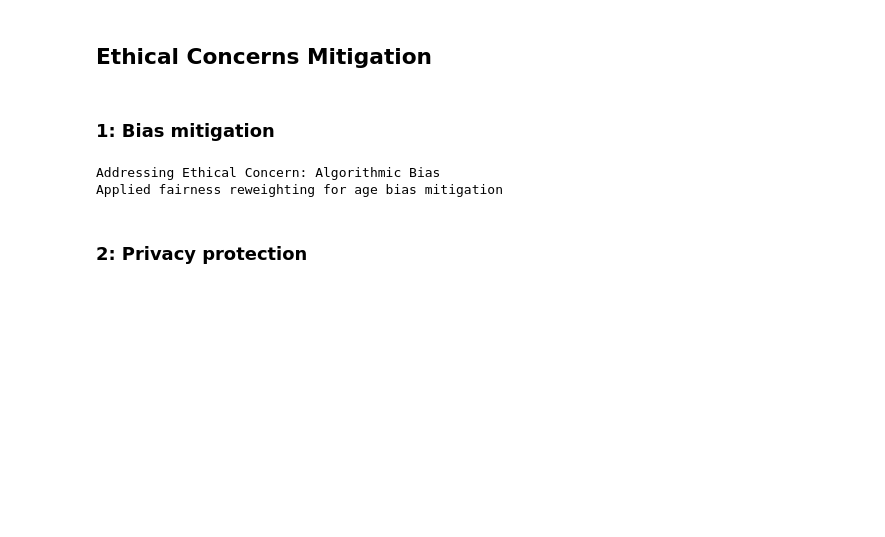
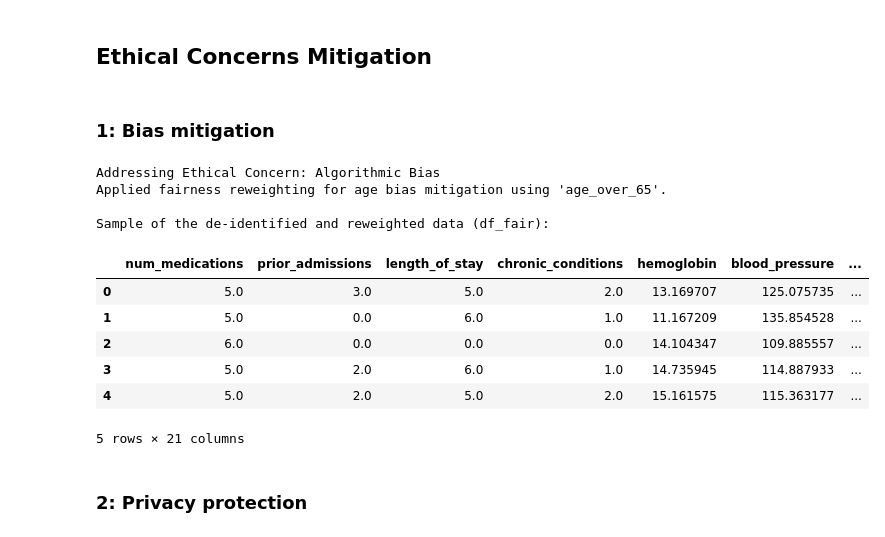
Before and after one commit to hildahnaz/AI-Development-Workflow, a Jupyter notebook: Part 2/Patient_Readmission_Risk_Project.ipynb, the cells around one changed output. Cells and saved outputs as stored; diff of their text form; code cells hidden in the pictures; blank space fills up the shorter version.

Commit message:
Updated Patient_Readmission_Risk_Project

```diff
--- a/Part 2/Patient_Readmission_Risk_Project.ipynb
+++ b/Part 2/Patient_Readmission_Risk_Project.ipynb
@@ -131,33 +150,70 @@ Simulated dataset created: 5000 patients, 13 features
 # %%
 print("\nAddressing Ethical Concern: Algorithmic Bias")
 from aif360.datasets import BinaryLabelDataset
 from aif360.algorithms.preprocessing import Reweighing
 from sklearn.preprocessing import OneHotEncoder
 import pandas as pd
 
-# Identify protected attribute (age > 65)
-protected = (df['age'] > 65).astype(int)
+# Identify protected attribute (age > 65) - AIF360 works better with numerical protected attributes
+# Let's create a binary numerical protected attribute based on age > 65 for AIF360
+df['age_over_65'] = (df['age'] > 65).astype(int)
 
-# One-hot encode 'gender' and 'discharge_type' before creating BinaryLabelDataset
-df_encoded = pd.get_dummies(df.drop(columns=['patient_id']), columns=['gender', 'discharge_type'], drop_first=True)
+
+# One-hot encode 'gender', 'discharge_type', and 'age_group' before creating BinaryLabelDataset
+# Exclude 'patient_id' and the original 'age', 'zip_code'
+# Keep the new 'age_over_65' for the protected attribute definition
+columns_to_encode = ['gender', 'discharge_type', 'age_group']
+# Select columns to keep for AIF360, excluding original categorical and patient_id
+columns_to_keep = [col for col in df.columns if col not in ['patient_id'] + columns_to_encode + ['age', 'zip_code']]
+
+df_numerical_for_aif = df[columns_to_keep].copy()
+
+# One-hot encode the specified categorical columns
+df_encoded_categorical = pd.get_dummies(df[columns_to_encode], drop_first=True)
+
+# Concatenate the numerical columns and the one-hot encoded columns
+df_for_aif = pd.concat([df_numerical_for_aif, df_encoded_categorical], axis=1)
+
+
+# Define privileged and unprivileged groups based on the numerical protected attribute 'age_over_65'
+privileged_groups = [{'age_over_65': 1}]  # Age > 65
+unprivileged_groups = [{'age_over_65': 0}] # Age <= 65
+
 
 dataset = BinaryLabelDataset(
-    df=df_encoded,
+    df=df_for_aif, # Use the prepared numerical dataframe
     label_names=['readmitted_30d'],
-    protected_attribute_names=['age'],
-    favorable_label=0,
-    unfavorable_label=1
+    protected_attribute_names=['age_over_65'], # Use the numerical binary attribute
+    favorable_label=0, # Define favorable label (e.g., Not Readmitted)
+    unfavorable_label=1 # Define unfavorable label (e.g., Readmitted)
 )
 
 # Apply fairness reweighting
-rew = Reweighing(unprivileged_groups=[{'age': 0}],
-                 privileged_groups=[{'age': 1}])
+# Use the defined privileged and unprivileged groups
+rew = Reweighing(unprivileged_groups=unprivileged_groups,
+                 privileged_groups=privileged_groups)
+
 transformed = rew.fit_transform(dataset)
+
+# Convert back to dataframe
 df_fair = transformed.convert_to_dataframe()[0]
-print("Applied fairness reweighting for age bias mitigation")
+
+print("Applied fairness reweighting for age bias mitigation using 'age_over_65'.")
+# Display the first few rows and columns to verify
+print("\nSample of the de-identified and reweighted data (df_fair):")
+display(df_fair.head())
 # %% [output]
 Addressing Ethical Concern: Algorithmic Bias
-Applied fairness reweighting for age bias mitigation
+Applied fairness reweighting for age bias mitigation using 'age_over_65'.
+
+Sample of the de-identified and reweighted data (df_fair):
+|  | num_medications | prior_admissions | length_of_stay | chronic_conditions | hemoglobin | blood_pressure | ... |
+| 0 | 5.0 | 3.0 | 5.0 | 2.0 | 13.169707 | 125.075735 | ... |
+| 1 | 5.0 | 0.0 | 6.0 | 1.0 | 11.167209 | 135.854528 | ... |
+| 2 | 6.0 | 0.0 | 0.0 | 0.0 | 14.104347 | 109.885557 | ... |
+| 3 | 5.0 | 2.0 | 6.0 | 1.0 | 14.735945 | 114.887933 | ... |
+| 4 | 5.0 | 2.0 | 5.0 | 2.0 | 15.161575 | 115.363177 | ... |
+5 rows × 21 columns
 # %% [markdown]
 ### 2: Privacy protection
 # %%
```
Also changed, not shown: parts of 11 cells of this notebook.
